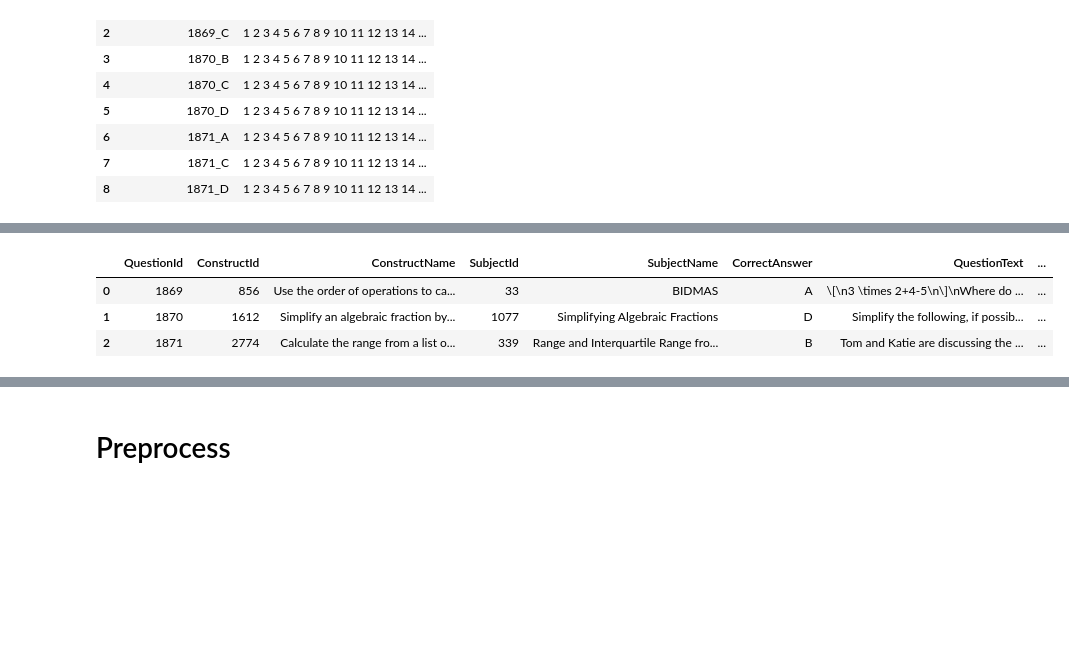
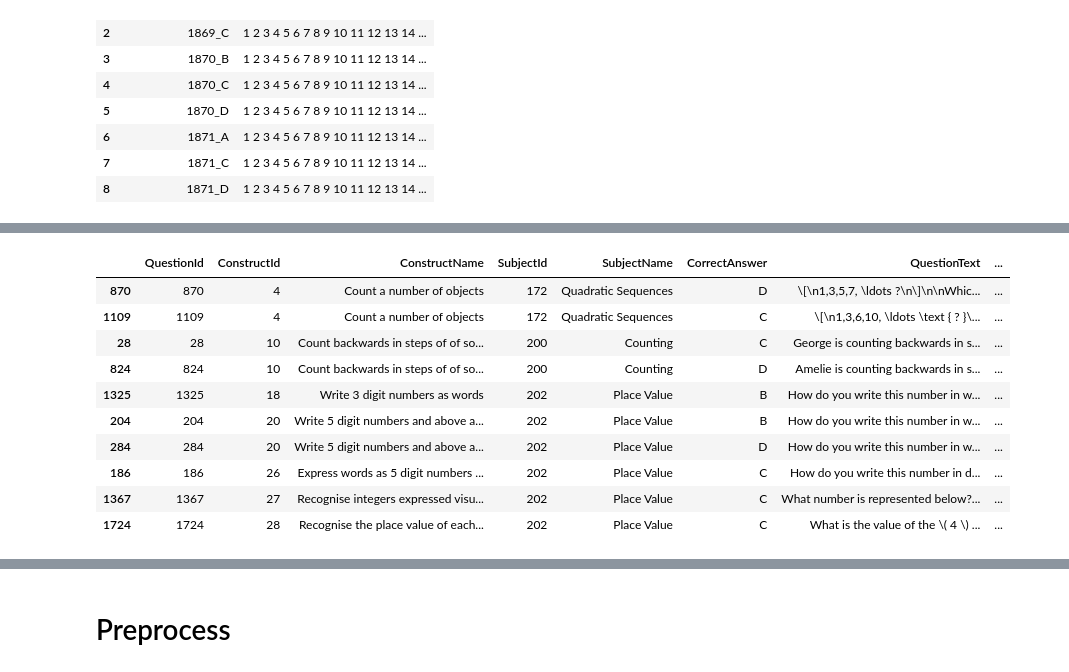
Before and after one commit to itancio/misconception-in-math, a Jupyter notebook: model.ipynb, the cells around one changed output, grey strips where cells are left out. Drawn from its saved outputs; the diff is of its cells as text; code cells hidden in the pictures; blank space fills up the shorter version.

Commit message:
Create database for subjects and constructs

```diff
--- a/model.ipynb
+++ b/model.ipynb
@@ -113,6 +185,7 @@ sample_df
 # %%
-train_df = pd.read_csv("train.csv")
-train_df.head(5)
+raw_train_df = pd.read_csv("train.csv")
+sorted_subjects_df = raw_train_df.sort_values(by='SubjectId').copy()
+sorted_subjects_df.head(10)
 # %% [output]
 |  | QuestionId | ConstructId | ConstructName | SubjectId | SubjectName | CorrectAnswer | QuestionText | ... |
 | 0 | 0 | 856 | Use the order of operations to ca... | 33 | BIDMAS | A | \[\n3 \times 2+4-5\n\]\nWhere do ... | ... |
@@ -123,8 +236,15 @@ train_df.head(5)
 # %%
-test_df = pd.read_csv("test.csv")
-test_df
+sorted_construct_df = raw_train_df.sort_values(by='ConstructId').copy()
+sorted_construct_df.head(10)
 # %% [output]
 |  | QuestionId | ConstructId | ConstructName | SubjectId | SubjectName | CorrectAnswer | QuestionText | ... |
-| 0 | 1869 | 856 | Use the order of operations to ca... | 33 | BIDMAS | A | \[\n3 \times 2+4-5\n\]\nWhere do ... | ... |
-| 1 | 1870 | 1612 | Simplify an algebraic fraction by... | 1077 | Simplifying Algebraic Fractions | D | Simplify the following, if possib... | ... |
-| 2 | 1871 | 2774 | Calculate the range from a list o... | 339 | Range and Interquartile Range fro... | B | Tom and Katie are discussing the ... | ... |
+| 870 | 870 | 4 | Count a number of objects | 172 | Quadratic Sequences | D | \[\n1,3,5,7, \ldots ?\n\]\n\nWhic... | ... |
+| 1109 | 1109 | 4 | Count a number of objects | 172 | Quadratic Sequences | C | \[\n1,3,6,10, \ldots \text { ? }\... | ... |
+| 28 | 28 | 10 | Count backwards in steps of of so... | 200 | Counting | C | George is counting backwards in s... | ... |
+| 824 | 824 | 10 | Count backwards in steps of of so... | 200 | Counting | D | Amelie is counting backwards in s... | ... |
+| 1325 | 1325 | 18 | Write 3 digit numbers as words | 202 | Place Value | B | How do you write this number in w... | ... |
+| 204 | 204 | 20 | Write 5 digit numbers and above a... | 202 | Place Value | B | How do you write this number in w... | ... |
+| 284 | 284 | 20 | Write 5 digit numbers and above a... | 202 | Place Value | D | How do you write this number in w... | ... |
+| 186 | 186 | 26 | Express words as 5 digit numbers ... | 202 | Place Value | C | How do you write this number in d... | ... |
+| 1367 | 1367 | 27 | Recognise integers expressed visu... | 202 | Place Value | C | What number is represented below?... | ... |
+| 1724 | 1724 | 28 | Recognise the place value of each... | 202 | Place Value | C | What is the value of the \( 4 \) ... | ... |
```
Also changed, not shown: parts of 16 cells of this notebook.
